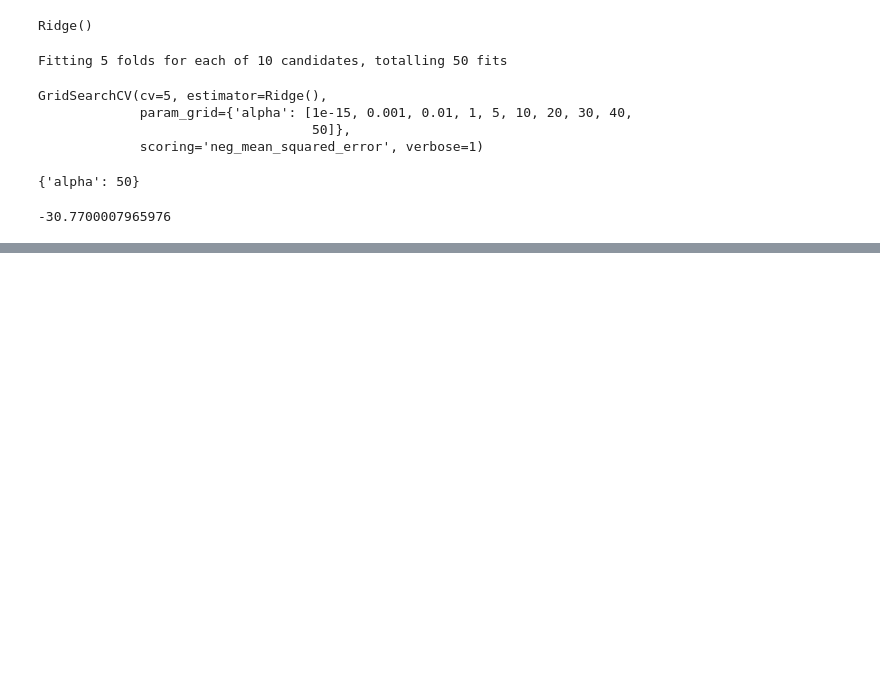
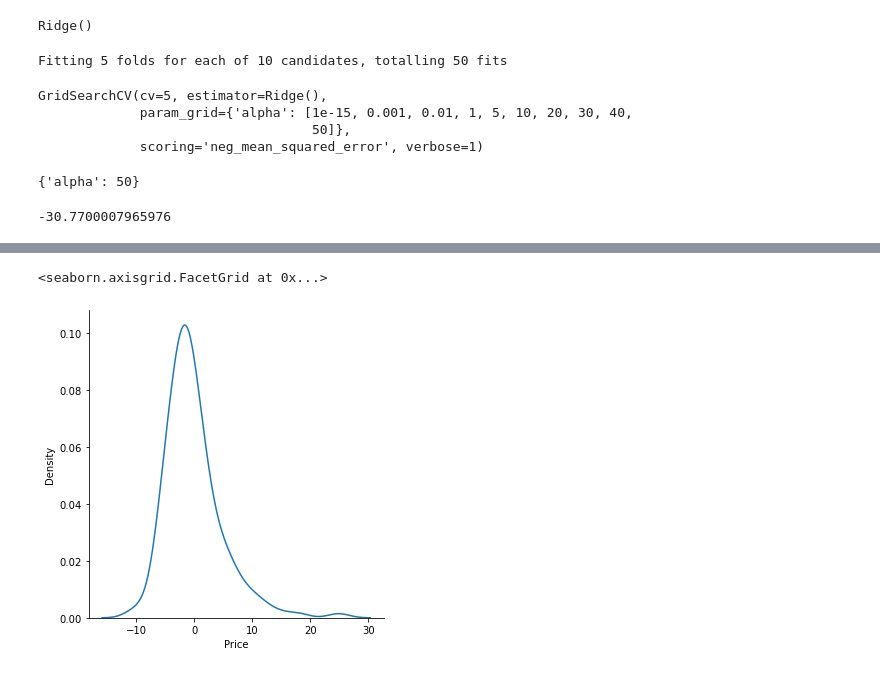
Before and after one commit to FazlullahBokhari/Machine-Learning, a Jupyter notebook: Untitled.ipynb, the cells around one changed output, grey strips where cells are left out. Cells and saved outputs as stored; diff of their text form; code cells hidden in the pictures; blank space fills up the shorter version.

```diff
--- a/Untitled.ipynb
+++ b/Untitled.ipynb
@@ -145,0 +215,5 @@ ridge_regressor.best_score_
+# %%
+sns.displot(y_test-prediction_ridge,kind='kde')
+# %% [output]
+<seaborn.axisgrid.FacetGrid at 0x...>
+[figure, added]
```
Also changed, not shown: parts of 24 cells of this notebook.
